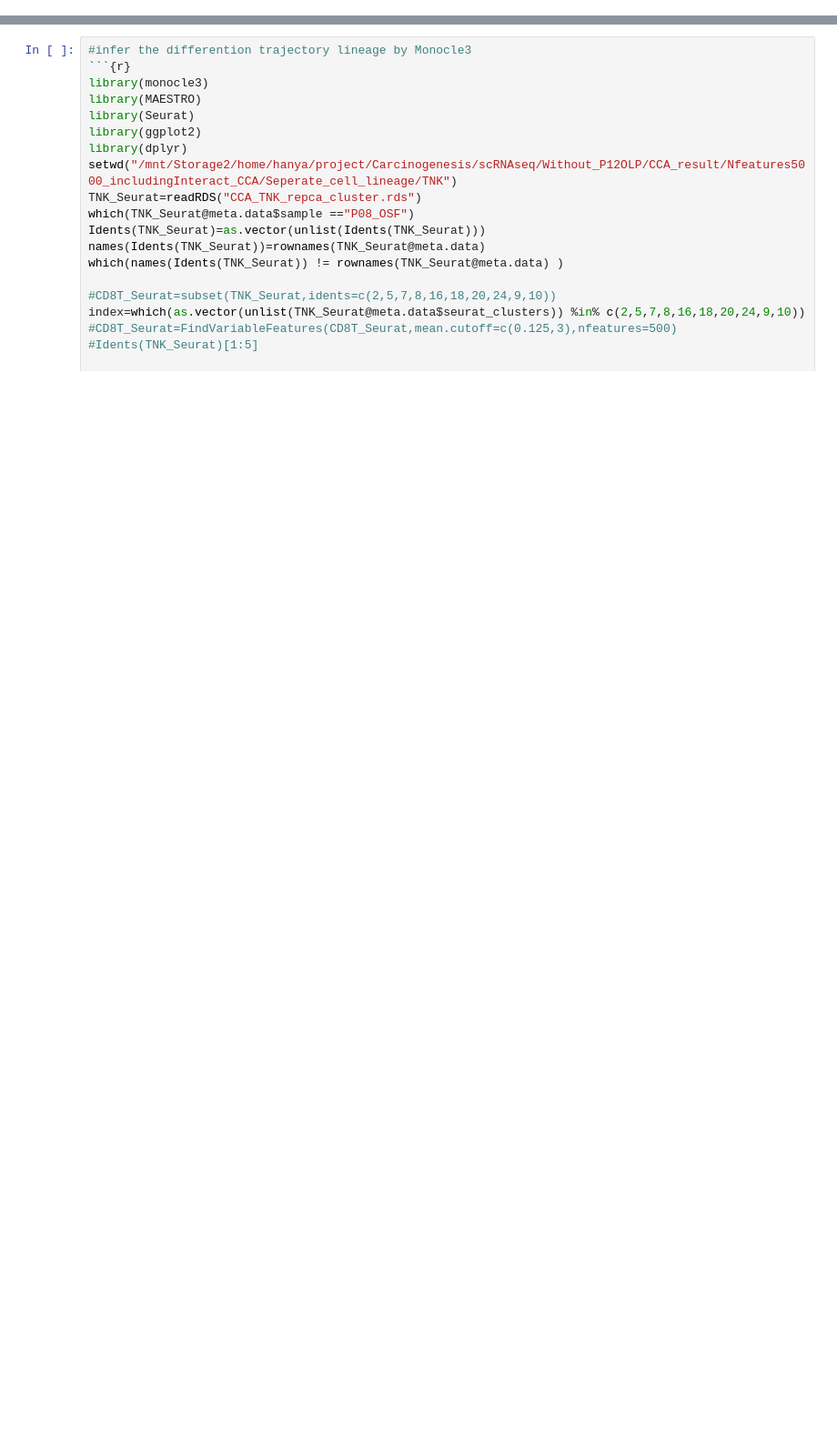
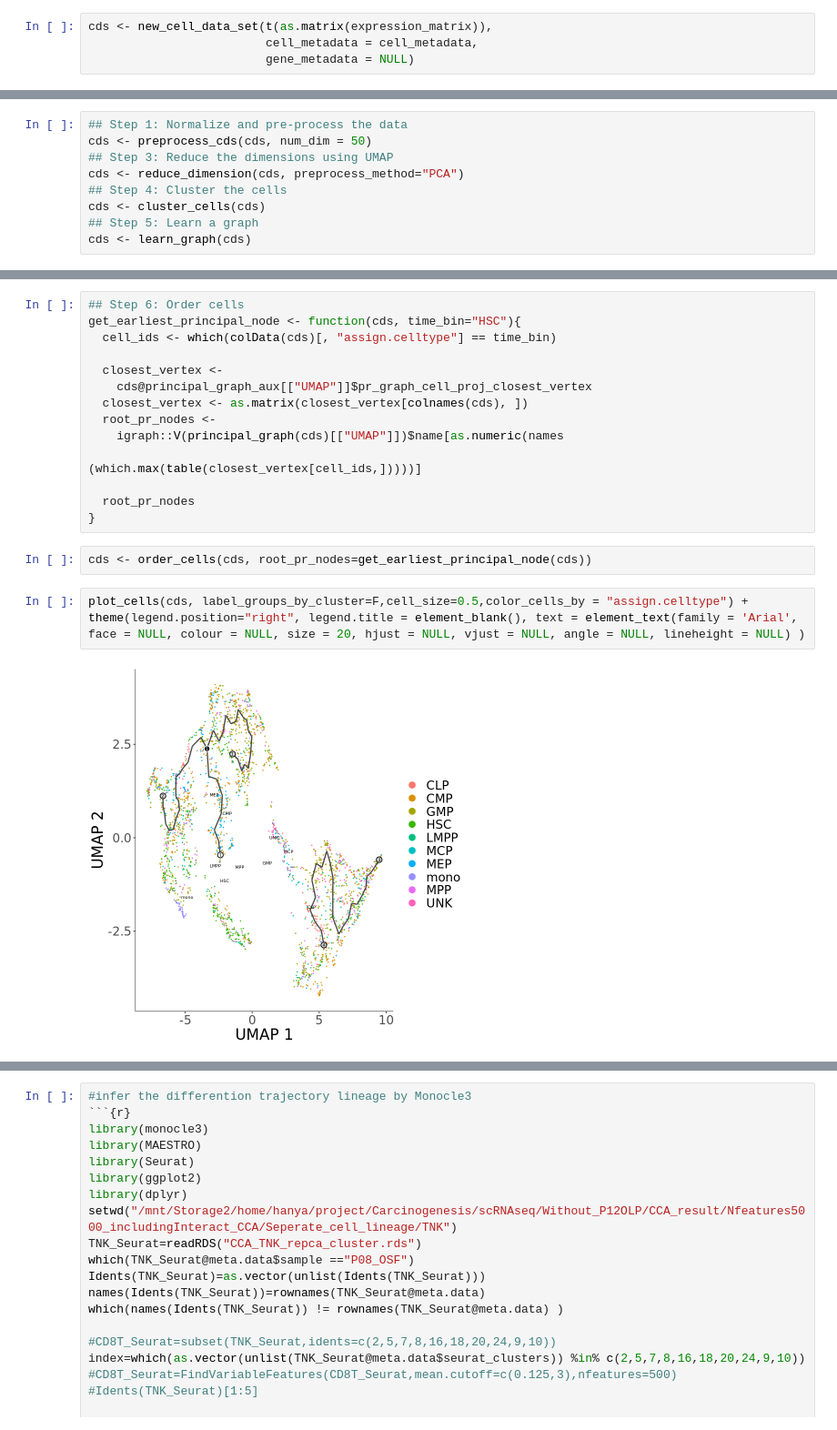
Before and after one commit to xindong95/SCRIP_notebook, a Jupyter notebook: monocle.ipynb, the cells around one changed output, grey strips where cells are left out. Shown: that part at 91% size. Drawn from its saved outputs; the diff is of its cells as text; blank space fills up the shorter version.

```diff
--- a/monocle.ipynb
+++ b/monocle.ipynb
@@ -26,0 +53,4 @@ ERROR: Error: package or namespace load failed for ‘monocle3’ in loadNamespa
+# %%
+cds <- new_cell_data_set(t(as.matrix(expression_matrix)),
+                         cell_metadata = cell_metadata,
+                         gene_metadata = NULL)
@@ -26,0 +62,9 @@ ERROR: Error: package or namespace load failed for ‘monocle3’ in loadNamespa
+# %%
+## Step 1: Normalize and pre-process the data
+cds <- preprocess_cds(cds, num_dim = 50)
+## Step 3: Reduce the dimensions using UMAP
+cds <- reduce_dimension(cds, preprocess_method="PCA")
+## Step 4: Cluster the cells
+cds <- cluster_cells(cds)
+## Step 5: Learn a graph
+cds <- learn_graph(cds)
@@ -26,0 +76,21 @@ ERROR: Error: package or namespace load failed for ‘monocle3’ in loadNamespa
+# %%
+## Step 6: Order cells
+get_earliest_principal_node <- function(cds, time_bin="HSC"){
+  cell_ids <- which(colData(cds)[, "assign.celltype"] == time_bin)
+
+  closest_vertex <-
+    cds@principal_graph_aux[["UMAP"]]$pr_graph_cell_proj_closest_vertex
+  closest_vertex <- as.matrix(closest_vertex[colnames(cds), ])
+  root_pr_nodes <-
+    igraph::V(principal_graph(cds)[["UMAP"]])$name[as.numeric(names
+                                                              (which.max(table(closest_vertex[cell_ids,]))))]
+
+  root_pr_nodes
+}
+# %%
+cds <- order_cells(cds, root_pr_nodes=get_earliest_principal_node(cds))
+# %%
+plot_cells(cds, label_groups_by_cluster=F,cell_size=0.5,color_cells_by = "assign.celltype") +
+theme(legend.position="right", legend.title = element_blank(), text = element_text(family = 'Arial', face = NULL, colour = NULL, size = 20, hjust = NULL, vjust = NULL, angle = NULL, lineheight = NULL) )
+# %% [output]
+[figure, added]
```
Also changed, not shown: parts of 9 cells of this notebook.
